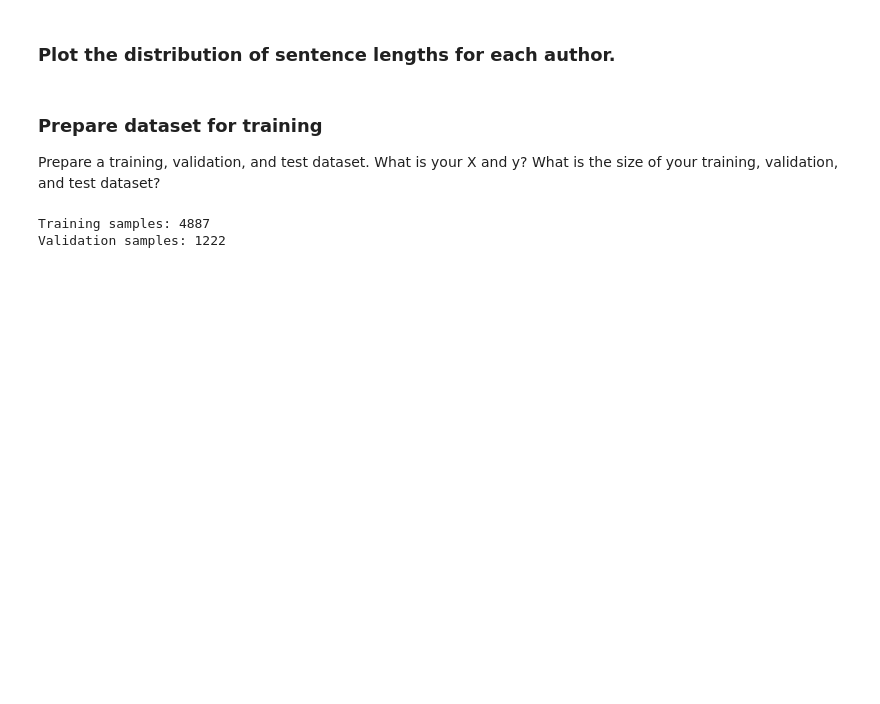
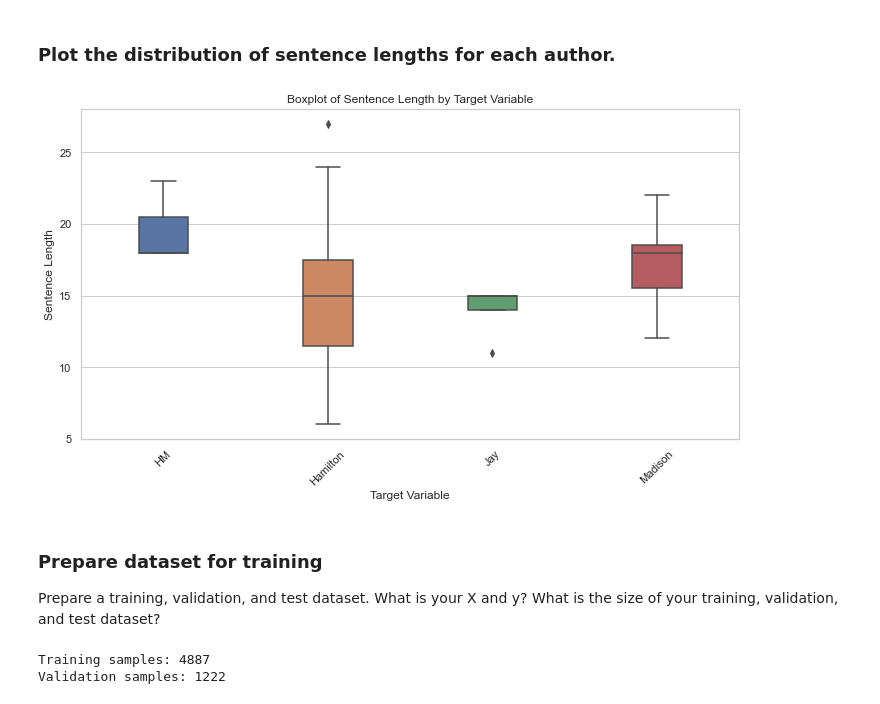
Before and after one commit to rija-masroor/DATA340_Project2, a Jupyter notebook: 02_Author_Prediction_RNN_Model.ipynb, the cells around one changed output. Cells and saved outputs as stored; diff of their text form; code cells hidden in the pictures; blank space fills up the shorter version.

```diff
--- a/02_Author_Prediction_RNN_Model.ipynb
+++ b/02_Author_Prediction_RNN_Model.ipynb
@@ -183,3 +197,25 @@ non_disputed = authorship[authorship['target'] != 'dispt']
+# %%
+# YOUR CODE HERE - Visualize the distribution of sentence lengths according to the authorship
+# YOUR CODE HERE - Visualize the distribution of sentence lengths according to the authorship
+import seaborn as sns
+import matplotlib.pyplot as plt
+
+# Assuming 'non_disputed' is your pandas DataFrame
+
+# Set the style of the seaborn plots
+sns.set(style="whitegrid")
+
+# Create separate boxplots for each target variable
+plt.figure(figsize=(10, 6))
+sns.boxplot(x='target', y='sentence_length', data=non_disputed, width=0.3, showfliers=True)
+plt.title('Boxplot of Sentence Length by Target Variable')
+plt.xlabel('Target Variable')
+plt.ylabel('Sentence Length')
+plt.xticks(rotation=45)  # Rotate x-axis labels for better visibility
+plt.tight_layout()  # Adjust layout to prevent clipping of labels
+plt.show()
+# %% [output]
+[figure, added]
 # %% [markdown]
 ### Prepare dataset for training
 
```
Also changed, not shown: parts of 3 cells of this notebook.
